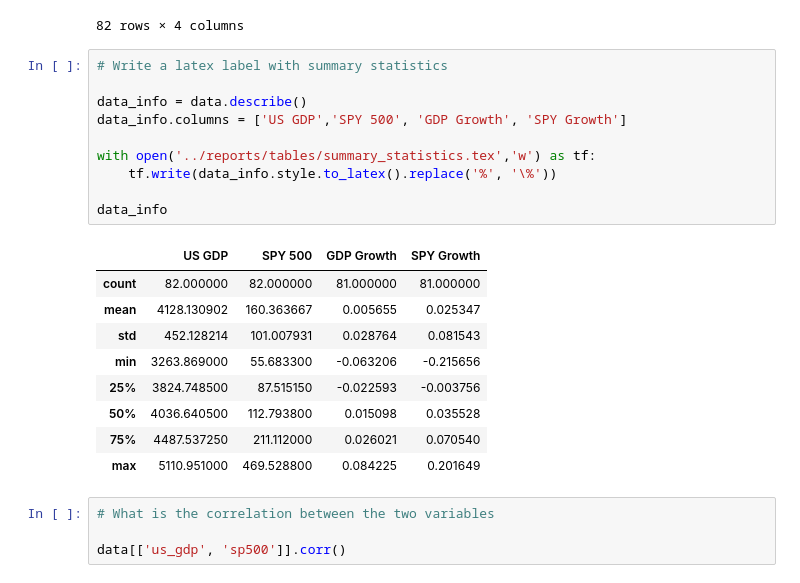
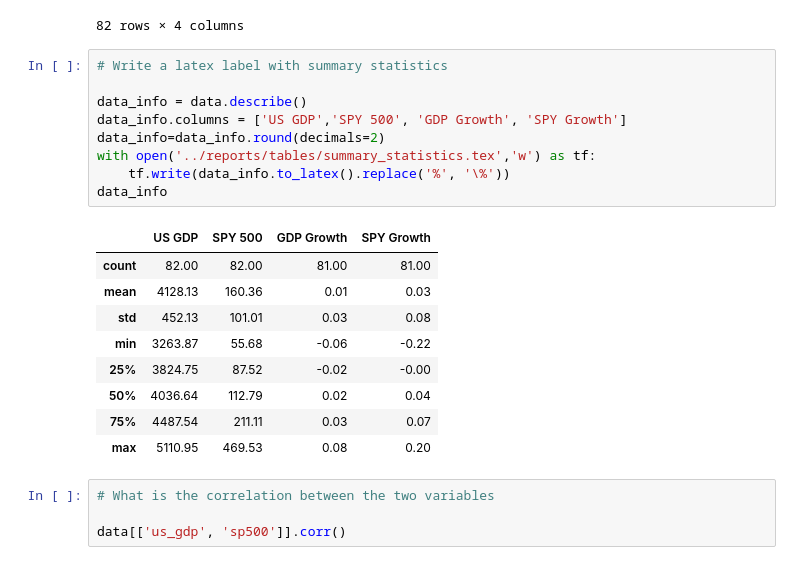
Before and after one commit to tillfurger/stock_vs_gdp, a Jupyter notebook: notebooks/data_analysis.ipynb, the cells around one changed output. Saved outputs shown, nothing was run; the diff lists cells and outputs as text.

Commit message:
improved tex table appearance

```diff
--- a/notebooks/data_analysis.ipynb
+++ b/notebooks/data_analysis.ipynb
@@ -48,23 +48,22 @@ data
 # %%
 # Write a latex label with summary statistics
 
 data_info = data.describe()
 data_info.columns = ['US GDP','SPY 500', 'GDP Growth', 'SPY Growth']
-
+data_info=data_info.round(decimals=2)
 with open('../reports/tables/summary_statistics.tex','w') as tf:
-    tf.write(data_info.style.to_latex().replace('%', '\%'))
-
+    tf.write(data_info.to_latex().replace('%', '\%'))
 data_info
 # %% [output]
 |  | US GDP | SPY 500 | GDP Growth | SPY Growth |
-| count | 82.000000 | 82.000000 | 81.000000 | 81.000000 |
-| mean | 4128.130902 | 160.363667 | 0.005655 | 0.025347 |
-| std | 452.128214 | 101.007931 | 0.028764 | 0.081543 |
-| min | 3263.869000 | 55.683300 | -0.063206 | -0.215656 |
-| 25% | 3824.748500 | 87.515150 | -0.022593 | -0.003756 |
-| 50% | 4036.640500 | 112.793800 | 0.015098 | 0.035528 |
-| 75% | 4487.537250 | 211.112000 | 0.026021 | 0.070540 |
-| max | 5110.951000 | 469.528800 | 0.084225 | 0.201649 |
+| count | 82.00 | 82.00 | 81.00 | 81.00 |
+| mean | 4128.13 | 160.36 | 0.01 | 0.03 |
+| std | 452.13 | 101.01 | 0.03 | 0.08 |
+| min | 3263.87 | 55.68 | -0.06 | -0.22 |
+| 25% | 3824.75 | 87.52 | -0.02 | -0.00 |
+| 50% | 4036.64 | 112.79 | 0.02 | 0.04 |
+| 75% | 4487.54 | 211.11 | 0.03 | 0.07 |
+| max | 5110.95 | 469.53 | 0.08 | 0.20 |
 # %%
 # What is the correlation between the two variables
 
```
Also changed, not shown: parts of 3 cells of this notebook, 1 other file.
